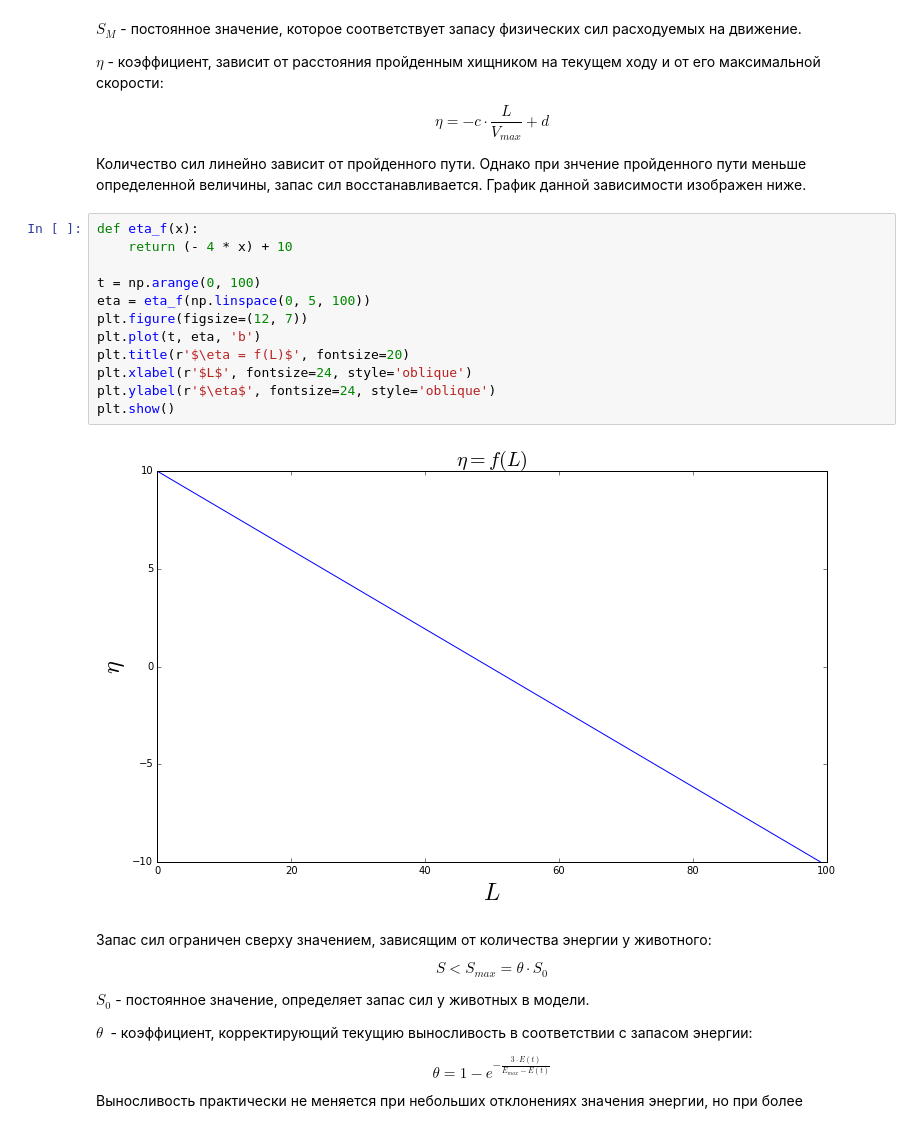
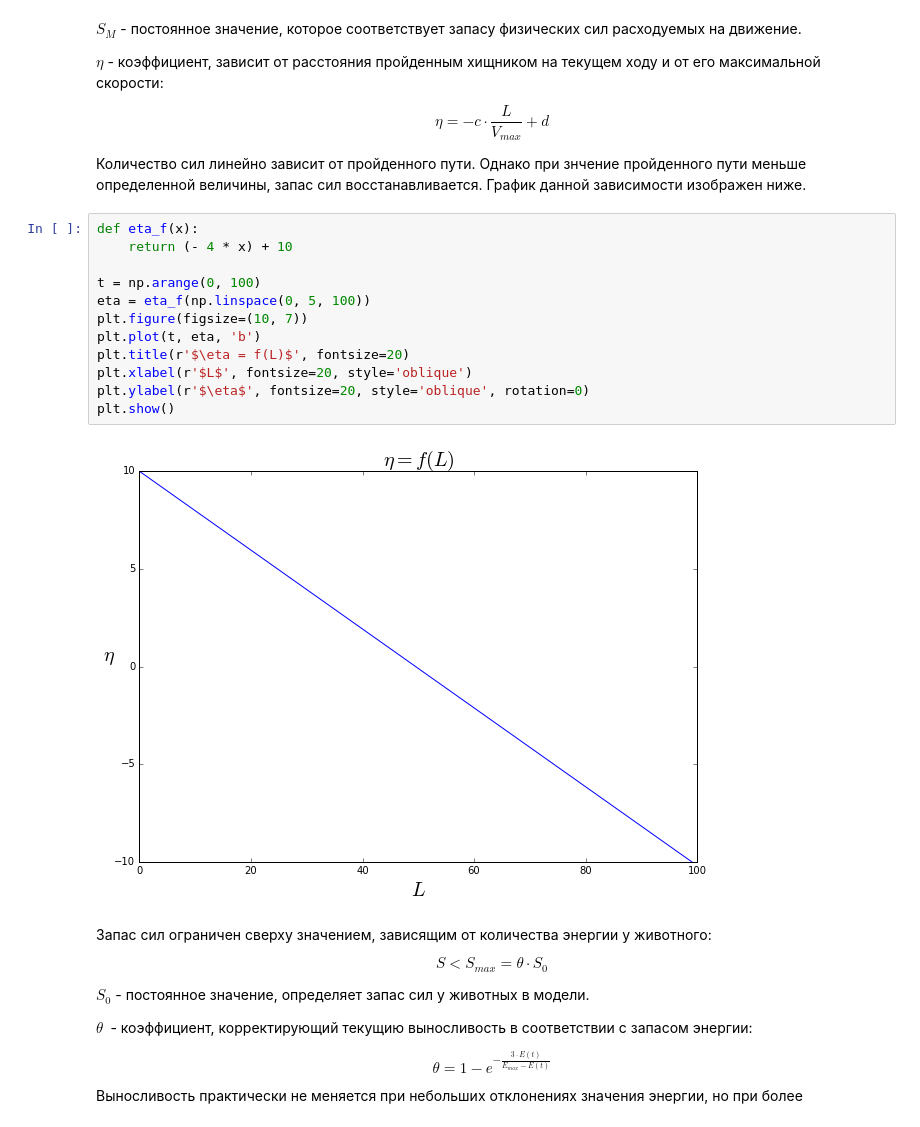
Before and after one commit to Zhuikov/predator-prey, a Jupyter notebook: notebooks/LifeModel.ipynb, the cells around one changed output. Drawn from its saved outputs; the diff is of its cells as text.

```diff
--- a/notebooks/LifeModel.ipynb
+++ b/notebooks/LifeModel.ipynb
@@ -206,17 +206,17 @@ $$
 # %%
 def eta_f(x):
     return (- 4 * x) + 10
 
 t = np.arange(0, 100)
 eta = eta_f(np.linspace(0, 5, 100))
-plt.figure(figsize=(12, 7))
+plt.figure(figsize=(10, 7))
 plt.plot(t, eta, 'b')
 plt.title(r'$\eta = f(L)$', fontsize=20)
-plt.xlabel(r'$L$', fontsize=24, style='oblique')
-plt.ylabel(r'$\eta$', fontsize=24, style='oblique')
+plt.xlabel(r'$L$', fontsize=20, style='oblique')
+plt.ylabel(r'$\eta$', fontsize=20, style='oblique', rotation=0)
 plt.show()
 # %% [output]
-[figure, old version]
+[figure, new version]
 # %% [markdown]
 Запас сил ограничен сверху значением, зависящим от количества энергии у животного:
 
```
Also changed, not shown: parts of 4 cells of this notebook.
